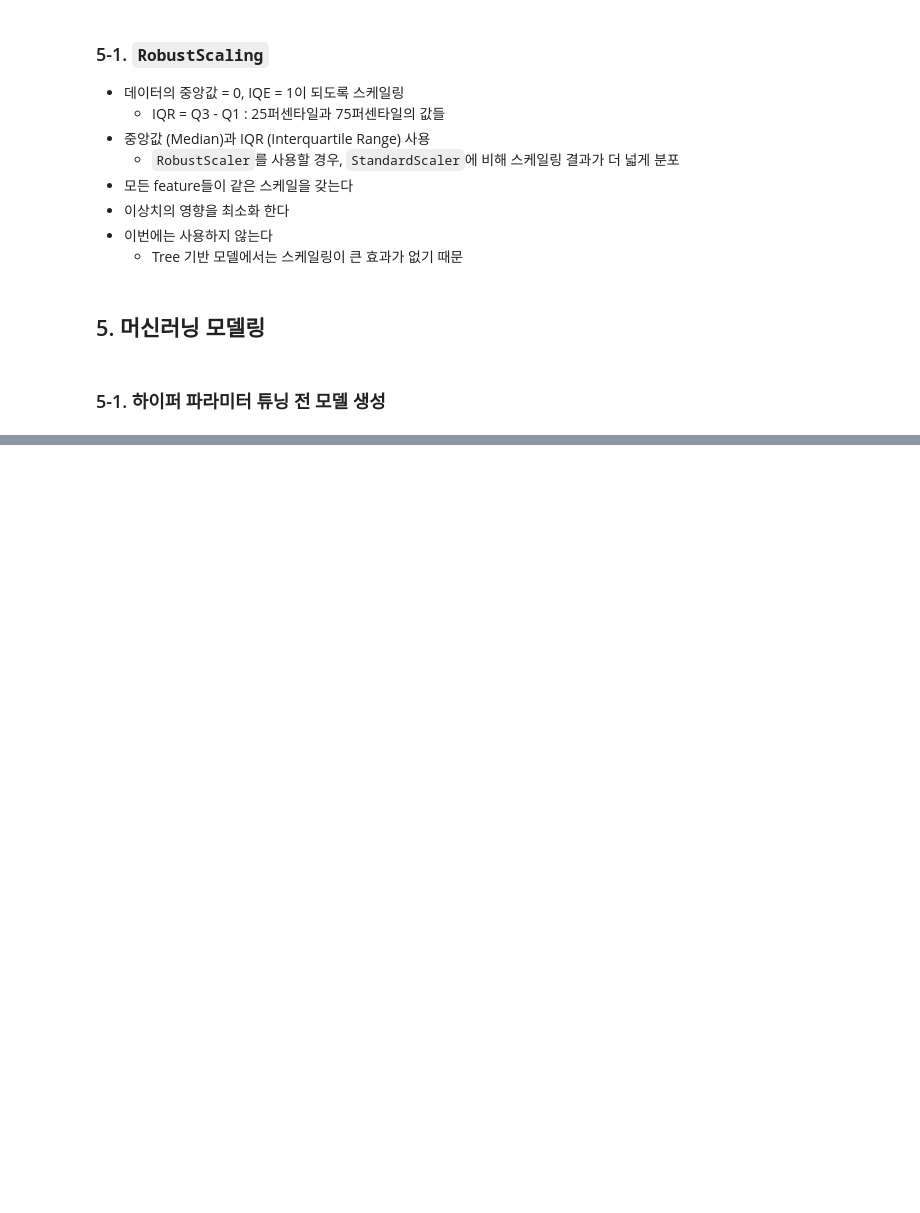
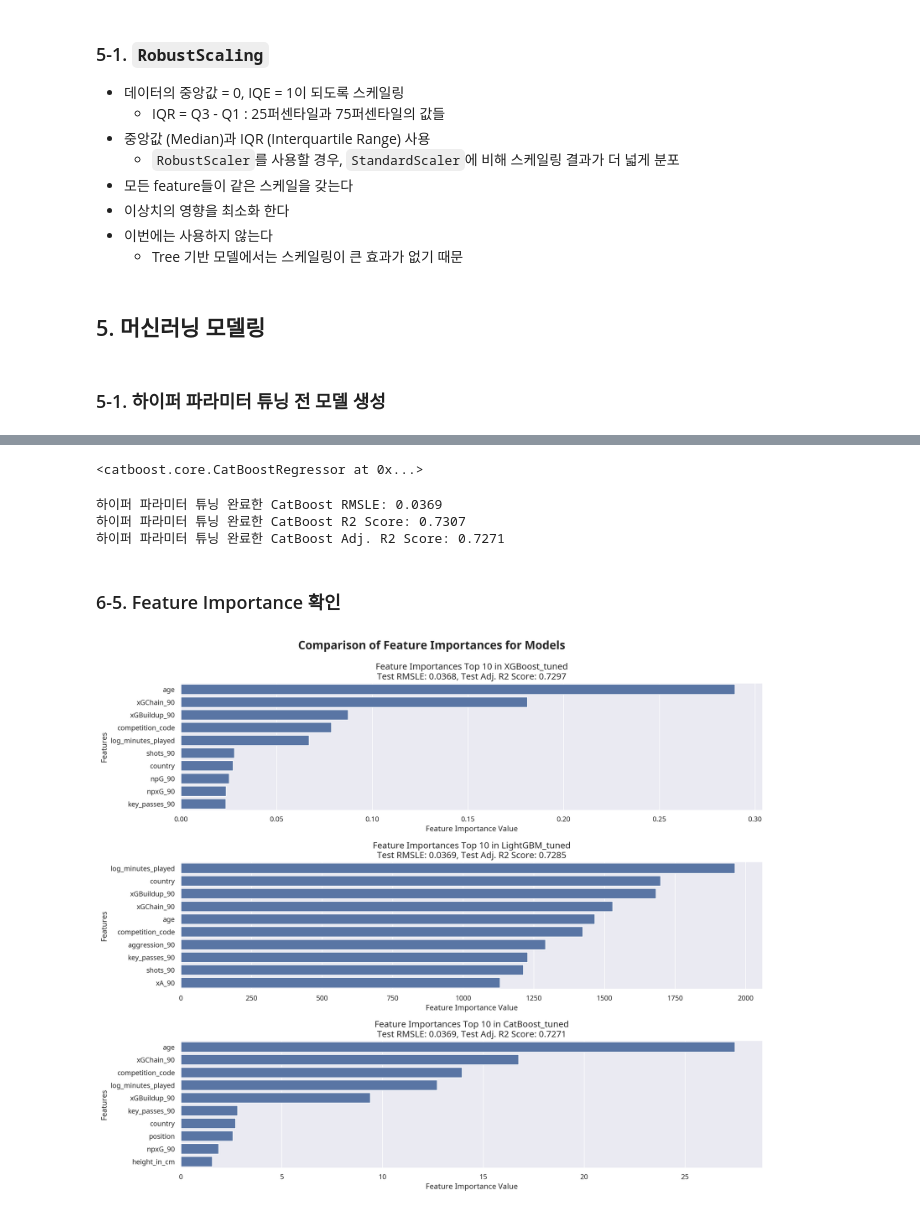
Before and after one commit to benidjor/player-value-prediction-from-transfermarkt, a Jupyter notebook: model-player-value-prediction.ipynb, the cells around one changed output, grey strips where cells are left out. Cells and saved outputs as stored; diff of their text form; code cells hidden in the pictures; blank space fills up the shorter version.

```diff
--- a/model-player-value-prediction.ipynb
+++ b/model-player-value-prediction.ipynb
@@ -1326,0 +1330,9 @@ test_copy_cat[test_copy_cat.current_club_name=="Tottenham Hotspur Football Club"
+# %%
+# 저장된 파일 불러오기
+loaded_models = {}
+
+for model_name in trained_models_tuned.keys():
+    file_path = f"{save_directory}{model_name}.pkl"
+    with open(file_path, "rb") as file:
+        loaded_models[model_name] = pickle.load(file)
+    print(f"Model '{model_name}' has been loaded from '{file_path}'.")
@@ -1326,0 +1353,3 @@ test_copy_cat[test_copy_cat.current_club_name=="Tottenham Hotspur Football Club"
+# %%
+# optuna를 통해 생성한 하이퍼 파라미터로 조정하여, XGBoost 모델 생성
+loaded_models["XGBoost_tuned"].fit(X_train, y_train)
@@ -1326,0 +1389,3 @@ test_copy_cat[test_copy_cat.current_club_name=="Tottenham Hotspur Football Club"
+# %%
+# optuna를 통해 생성한 하이퍼 파라미터로 조정하여, LightGBM 모델 생성
+loaded_models["LightGBM_tuned"].fit(X_train, y_train)
@@ -1326,0 +1416,20 @@ test_copy_cat[test_copy_cat.current_club_name=="Tottenham Hotspur Football Club"
+# %%
+# optuna를 통해 생성한 하이퍼 파라미터로 조정하여, CatBoost 모델 생성
+loaded_models["CatBoost_tuned"].fit(X_train, y_train)
+# %% [output]
+<catboost.core.CatBoostRegressor at 0x...>
+# %%
+y_test_pred_cat = loaded_models["CatBoost_tuned"].predict(X_test)
+
+cat_rmsle = round(calculate_rmsle(y_test, y_test_pred_cat), 4)
+cat_r2 = round(metrics.r2_score(y_test, y_test_pred_cat), 4)
+
+print("하이퍼 파라미터 튜닝 완료한 CatBoost RMSLE:", cat_rmsle)
+print("하이퍼 파라미터 튜닝 완료한 CatBoost R2 Score:", cat_r2)
+print("하이퍼 파라미터 튜닝 완료한 CatBoost Adj. R2 Score:", round(1 - (1 - cat_r2) * (n_test - 1) / (n_test - p_test - 1), 4))
+# %% [output]
+하이퍼 파라미터 튜닝 완료한 CatBoost RMSLE: 0.0369
+하이퍼 파라미터 튜닝 완료한 CatBoost R2 Score: 0.7307
+하이퍼 파라미터 튜닝 완료한 CatBoost Adj. R2 Score: 0.7271
+# %% [markdown]
+### 6-5. Feature Importance 확인
@@ -1326,0 +1444,44 @@ test_copy_cat[test_copy_cat.current_club_name=="Tottenham Hotspur Football Club"
+# %%
+# feature importance 파악
+
+# Feature importance 데이터
+xgb_importance_values = loaded_models["XGBoost_tuned"].feature_importances_
+lgb_importance_values = loaded_models["LightGBM_tuned"].feature_importances_
+cat_importance_values = loaded_models["CatBoost_tuned"].feature_importances_
+
+feature_importances_dict = {
+    "XGBoost_tuned": xgb_importance_values,
+    "LightGBM_tuned": lgb_importance_values,
+    "CatBoost_tuned": cat_importance_values
+}
+
+nrows, ncols = (3, 1)  # 행과 열의 수 설정
+fig, axes = plt.subplots(nrows=nrows, ncols=ncols, figsize=(15, 13))  # 서브플롯 생성
+
+# 서브플롯 배열을 1차원으로 펴기
+axes = axes.flatten()
+
+# Feature importance 시각화
+for i, (key, value) in enumerate(feature_importances_dict.items()):
+    # 정렬과 시각화를 쉽게 하기 위해 series 전환
+    values_series = pd.Series(value, index=X_train.columns)
+    values_top10 = values_series.sort_values(ascending=False)[:10]
+
+    sns.barplot(x=values_top10, y=values_top10.index, ax=axes[i])  # 각 subplot에 배치
+
+    # Test RMSLE 값 추출
+    test_rmsle = results_df_tuned.loc[results_df_tuned["Model"] == key, "Test RMSLE"].values[0]
+
+    # Test Adjusted R2 값 추출
+    test_adj_r2 = results_df_tuned.loc[results_df_tuned["Model"] == key, "Test Adjusted R2"].values[0]
+
+    # 제목 설정
+    axes[i].set_title(f'Feature Importances Top 10 in {key}\nTest RMSLE: {test_rmsle:.4f}, Test Adj. R2 Score: {test_adj_r2:.4f}', fontsize=14)
+    axes[i].set_xlabel("Feature Importance Value")  # x축 이름
+    axes[i].set_ylabel("Features")  # y축 이름
+
+plt.suptitle("Comparison of Feature Importances for Models", fontsize=18, fontweight="bold")
+plt.tight_layout(rect=[0, 0.03, 1, 0.99])  # 제목 공간 확보를 위한 조정
+plt.show()
+# %% [output]
+[figure, added]
```
Also changed, not shown: parts of 185 cells of this notebook, 10 other files.
